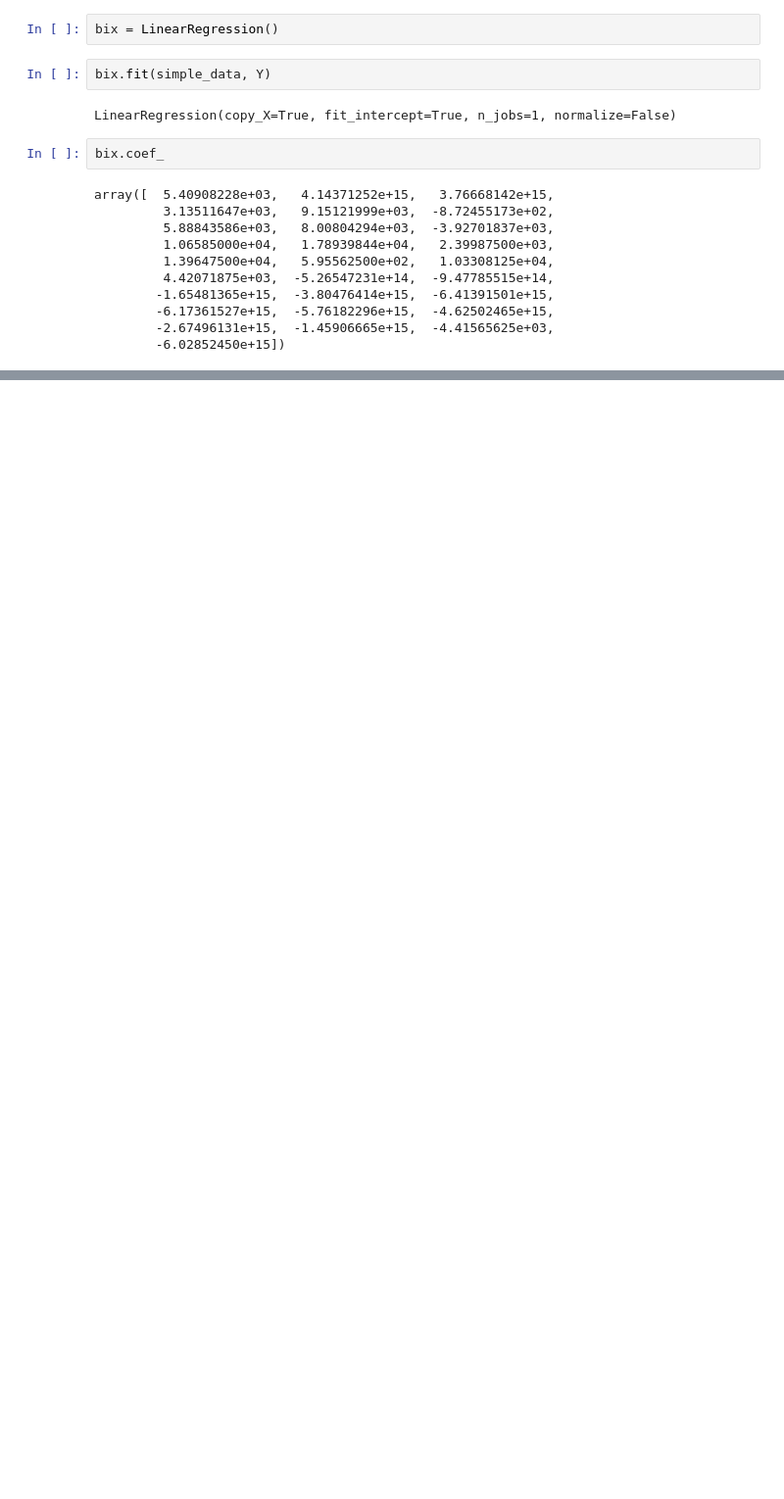
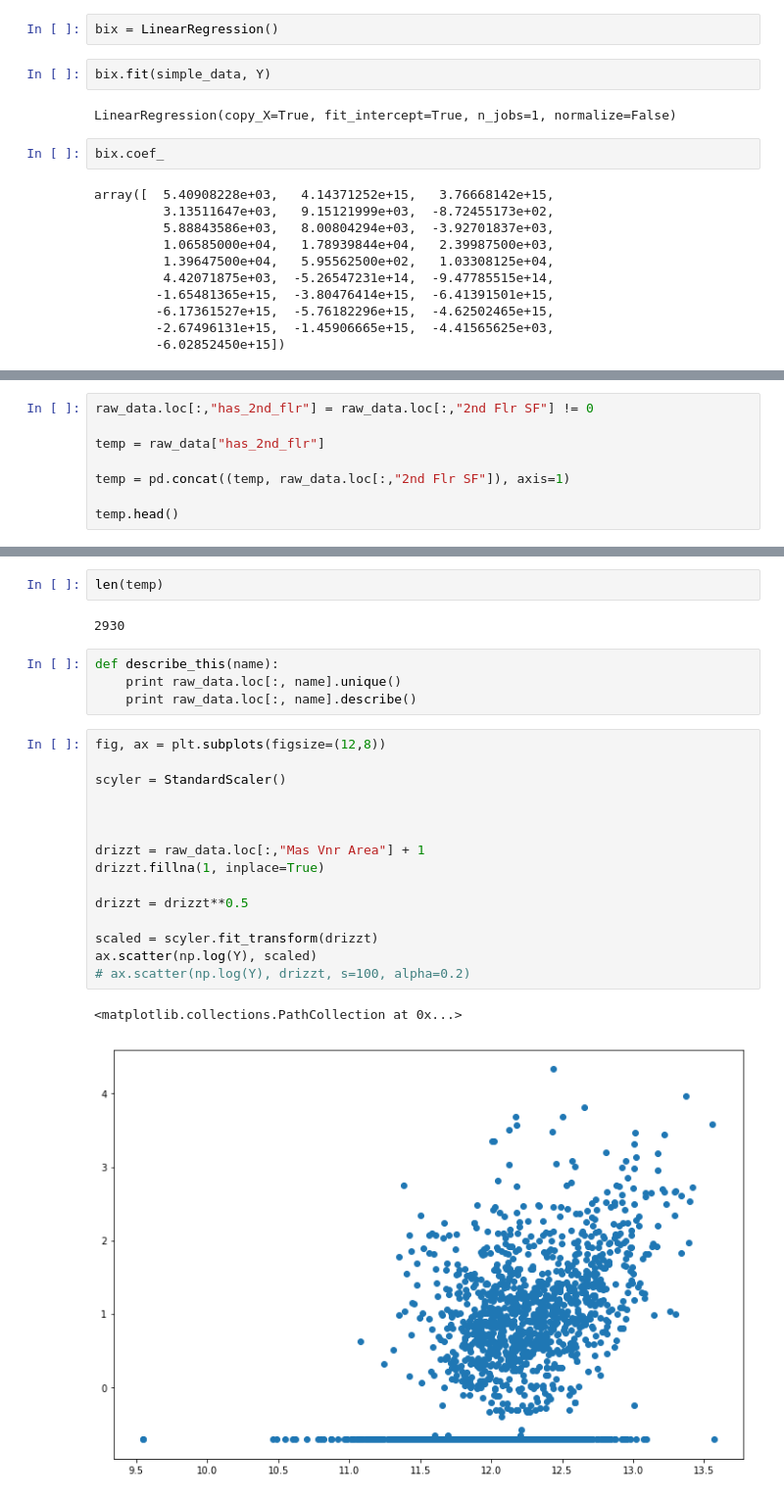
Before and after one commit to Brionnic/sturdy-umbrella, a Jupyter notebook: notebooks/Ames_Housing_Prices_Regression_Ensemble.ipynb, the cells around one changed output, grey strips where cells are left out. Shown: that part at 98% size. Drawn from its saved outputs; the diff is of its cells as text; blank space fills up the shorter version.

```diff
--- a/notebooks/Ames_Housing_Prices_Regression_Ensemble.ipynb
+++ b/notebooks/Ames_Housing_Prices_Regression_Ensemble.ipynb
@@ -657,0 +960,8 @@ array([  5.40908228e+03,   4.14371252e+15,   3.76668142e+15,
+# %%
+raw_data.loc[:,"has_2nd_flr"] = raw_data.loc[:,"2nd Flr SF"] != 0
+
+temp = raw_data["has_2nd_flr"]
+
+temp = pd.concat((temp, raw_data.loc[:,"2nd Flr SF"]), axis=1)
+
+temp.head()
@@ -657,0 +975,26 @@ array([  5.40908228e+03,   4.14371252e+15,   3.76668142e+15,
+# %%
+len(temp)
+# %% [output]
+2930
+# %%
+def describe_this(name):
+    print raw_data.loc[:, name].unique()
+    print raw_data.loc[:, name].describe()
+# %%
+fig, ax = plt.subplots(figsize=(12,8))
+
+scyler = StandardScaler()
+
+
+
+drizzt = raw_data.loc[:,"Mas Vnr Area"] + 1
+drizzt.fillna(1, inplace=True)
+
+drizzt = drizzt**0.5
+
+scaled = scyler.fit_transform(drizzt)
+ax.scatter(np.log(Y), scaled)
+# ax.scatter(np.log(Y), drizzt, s=100, alpha=0.2)
+# %% [output]
+<matplotlib.collections.PathCollection at 0x...>
+[figure, added]
```
Also changed, not shown: parts of 13 cells of this notebook, 7 other files.
